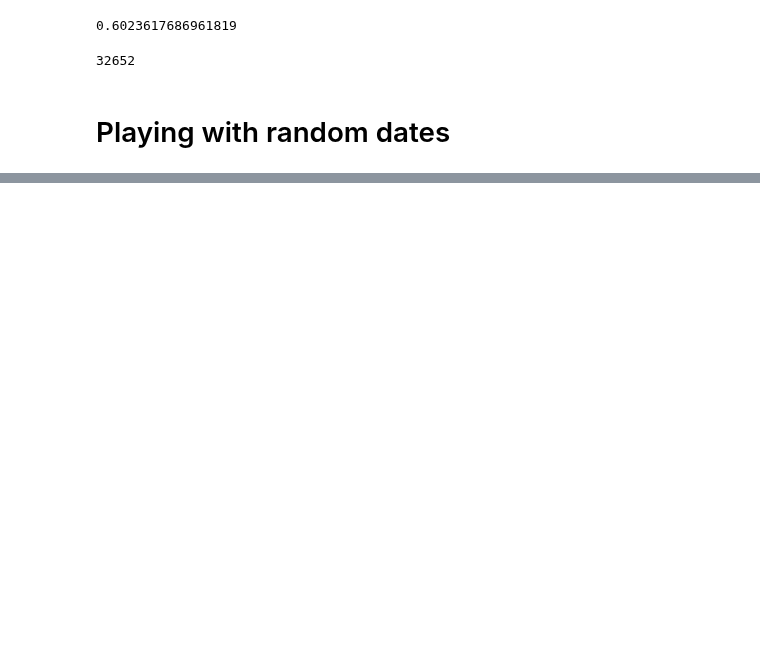
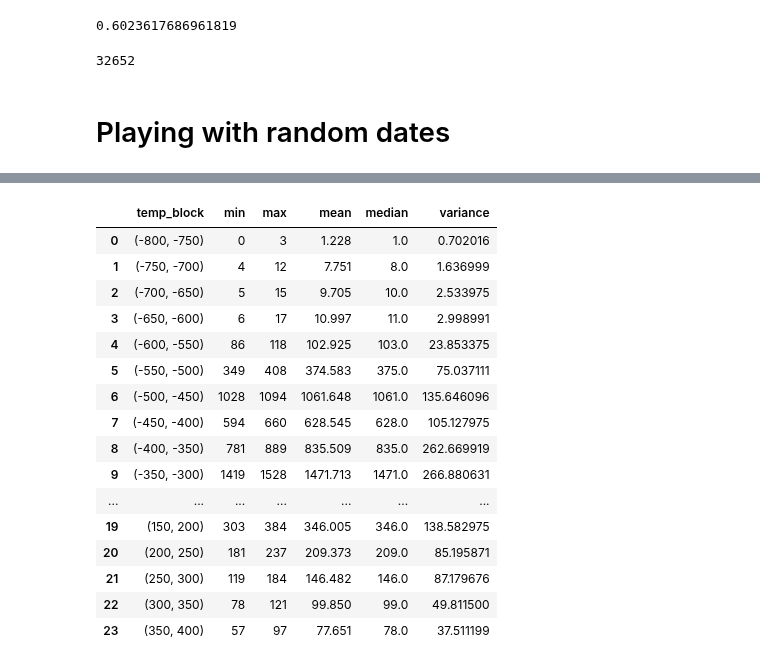
Before and after one commit to sdam-au/GI_ETL, a Jupyter notebook: scripts/1_4_MODELLING_DATES.ipynb, the cells around one changed output, grey strips where cells are left out. Saved outputs shown, nothing was run; the diff lists cells and outputs as text; code cells hidden in the pictures; blank space fills up the shorter version.

```diff
--- a/scripts/1_4_MODELLING_DATES.ipynb
+++ b/scripts/1_4_MODELLING_DATES.ipynb
@@ -138,5 +242,5 @@ PHI_athens
 # %%
-athens_sim = timeblocks_from_randoms(PHI_athens, "random_dates", [-800, 400, 100])
+athens_sim = timeblocks_from_randoms(PHI_athens, "random_dates", [-800, 400, 50])
 # %%
 athens_sim[0]
 # %% [output]
@@ -164,2 +270,22 @@ plot_timeblocks_data(athens_sim)
+# %%
+desc_stat_from_simulations(athens_sim)
+# %% [output]
+|  | temp_block | min | max | mean | median | variance |
+| 0 | (-800, -750) | 0 | 3 | 1.228 | 1.0 | 0.702016 |
+| 1 | (-750, -700) | 4 | 12 | 7.751 | 8.0 | 1.636999 |
+| 2 | (-700, -650) | 5 | 15 | 9.705 | 10.0 | 2.533975 |
+| 3 | (-650, -600) | 6 | 17 | 10.997 | 11.0 | 2.998991 |
+| 4 | (-600, -550) | 86 | 118 | 102.925 | 103.0 | 23.853375 |
+| 5 | (-550, -500) | 349 | 408 | 374.583 | 375.0 | 75.037111 |
+| 6 | (-500, -450) | 1028 | 1094 | 1061.648 | 1061.0 | 135.646096 |
+| 7 | (-450, -400) | 594 | 660 | 628.545 | 628.0 | 105.127975 |
+| 8 | (-400, -350) | 781 | 889 | 835.509 | 835.0 | 262.669919 |
+| 9 | (-350, -300) | 1419 | 1528 | 1471.713 | 1471.0 | 266.880631 |
+| ... | ... | ... | ... | ... | ... | ... |
+| 19 | (150, 200) | 303 | 384 | 346.005 | 346.0 | 138.582975 |
+| 20 | (200, 250) | 181 | 237 | 209.373 | 209.0 | 85.195871 |
+| 21 | (250, 300) | 119 | 184 | 146.482 | 146.0 | 87.179676 |
+| 22 | (300, 350) | 78 | 121 | 99.850 | 99.0 | 49.811500 |
+| 23 | (350, 400) | 57 | 97 | 77.651 | 78.0 | 37.511199 |
 # %%
 PHI_asia_minor = PHI[PHI["hdr1"].str.contains("Asia Minor")]
```
Also changed, not shown: parts of 19 cells of this notebook.
